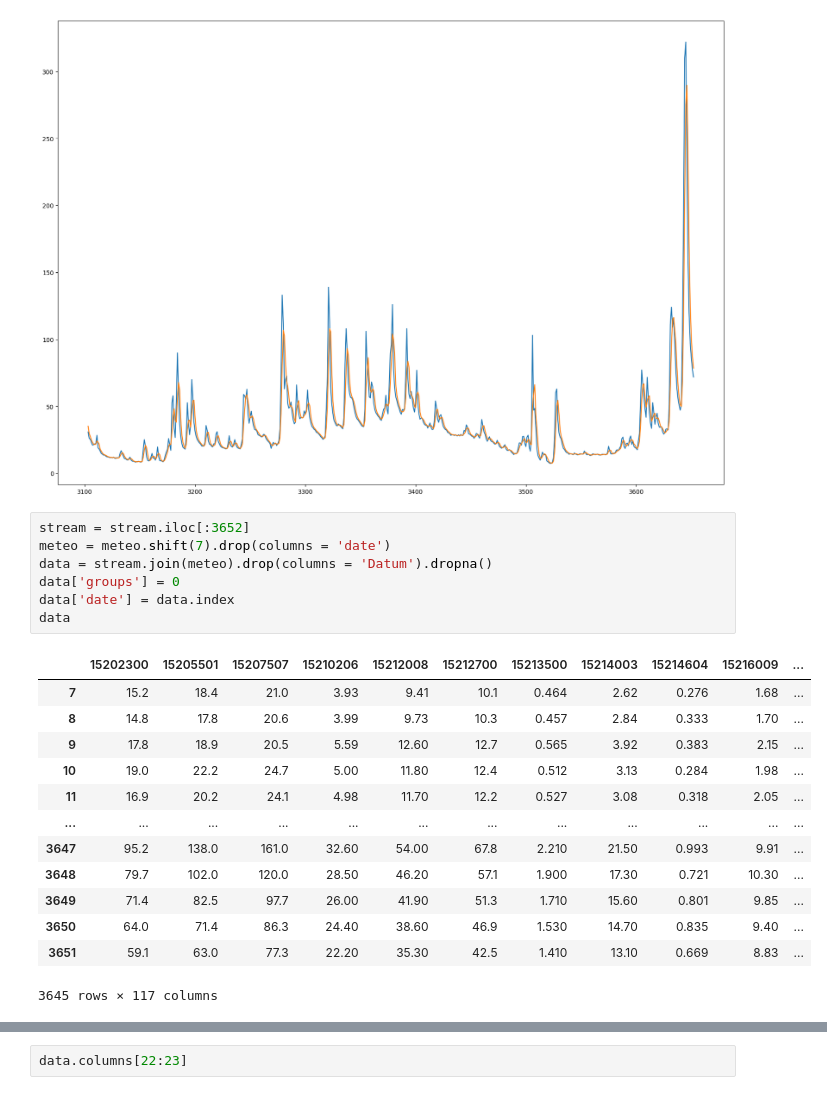
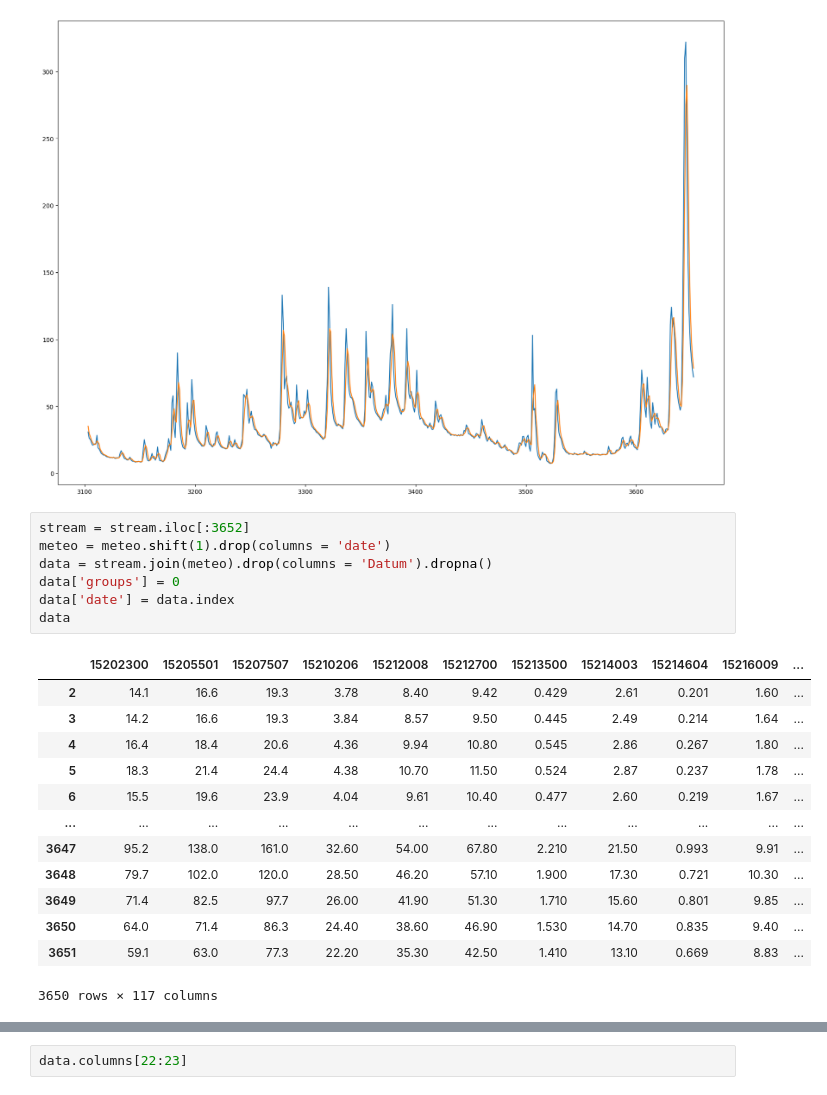
Before and after one commit to henrifnk/Seminar_ClimateNStatistics, a Jupyter notebook: work/07-hydroLSTM/notebooks/data_test.ipynb, the cells around one changed output, grey strips where cells are left out. Saved outputs shown, nothing was run; the diff lists cells and outputs as text.

```diff
--- a/work/07-hydroLSTM/notebooks/data_test.ipynb
+++ b/work/07-hydroLSTM/notebooks/data_test.ipynb
@@ -43,25 +45,25 @@ plt.plot(stream['15207507_smooth'].iloc[-550:])
 [figure]
 # %%
 stream = stream.iloc[:3652]
-meteo = meteo.shift(7).drop(columns = 'date')
+meteo = meteo.shift(1).drop(columns = 'date')
 data = stream.join(meteo).drop(columns = 'Datum').dropna()
 data['groups'] = 0
 data['date'] = data.index
 data
 # %% [output]
 |  | 15202300 | 15205501 | 15207507 | 15210206 | 15212008 | 15212700 | 15213500 | 15214003 | 15214604 | 15216009 | ... |
-| 7 | 15.2 | 18.4 | 21.0 | 3.93 | 9.41 | 10.1 | 0.464 | 2.62 | 0.276 | 1.68 | ... |
-| 8 | 14.8 | 17.8 | 20.6 | 3.99 | 9.73 | 10.3 | 0.457 | 2.84 | 0.333 | 1.70 | ... |
-| 9 | 17.8 | 18.9 | 20.5 | 5.59 | 12.60 | 12.7 | 0.565 | 3.92 | 0.383 | 2.15 | ... |
-| 10 | 19.0 | 22.2 | 24.7 | 5.00 | 11.80 | 12.4 | 0.512 | 3.13 | 0.284 | 1.98 | ... |
-| 11 | 16.9 | 20.2 | 24.1 | 4.98 | 11.70 | 12.2 | 0.527 | 3.08 | 0.318 | 2.05 | ... |
+| 2 | 14.1 | 16.6 | 19.3 | 3.78 | 8.40 | 9.42 | 0.429 | 2.61 | 0.201 | 1.60 | ... |
+| 3 | 14.2 | 16.6 | 19.3 | 3.84 | 8.57 | 9.50 | 0.445 | 2.49 | 0.214 | 1.64 | ... |
+| 4 | 16.4 | 18.4 | 20.6 | 4.36 | 9.94 | 10.80 | 0.545 | 2.86 | 0.267 | 1.80 | ... |
+| 5 | 18.3 | 21.4 | 24.4 | 4.38 | 10.70 | 11.50 | 0.524 | 2.87 | 0.237 | 1.78 | ... |
+| 6 | 15.5 | 19.6 | 23.9 | 4.04 | 9.61 | 10.40 | 0.477 | 2.60 | 0.219 | 1.67 | ... |
 | ... | ... | ... | ... | ... | ... | ... | ... | ... | ... | ... | ... |
-| 3647 | 95.2 | 138.0 | 161.0 | 32.60 | 54.00 | 67.8 | 2.210 | 21.50 | 0.993 | 9.91 | ... |
-| 3648 | 79.7 | 102.0 | 120.0 | 28.50 | 46.20 | 57.1 | 1.900 | 17.30 | 0.721 | 10.30 | ... |
-| 3649 | 71.4 | 82.5 | 97.7 | 26.00 | 41.90 | 51.3 | 1.710 | 15.60 | 0.801 | 9.85 | ... |
-| 3650 | 64.0 | 71.4 | 86.3 | 24.40 | 38.60 | 46.9 | 1.530 | 14.70 | 0.835 | 9.40 | ... |
-| 3651 | 59.1 | 63.0 | 77.3 | 22.20 | 35.30 | 42.5 | 1.410 | 13.10 | 0.669 | 8.83 | ... |
+| 3647 | 95.2 | 138.0 | 161.0 | 32.60 | 54.00 | 67.80 | 2.210 | 21.50 | 0.993 | 9.91 | ... |
+| 3648 | 79.7 | 102.0 | 120.0 | 28.50 | 46.20 | 57.10 | 1.900 | 17.30 | 0.721 | 10.30 | ... |
+| 3649 | 71.4 | 82.5 | 97.7 | 26.00 | 41.90 | 51.30 | 1.710 | 15.60 | 0.801 | 9.85 | ... |
+| 3650 | 64.0 | 71.4 | 86.3 | 24.40 | 38.60 | 46.90 | 1.530 | 14.70 | 0.835 | 9.40 | ... |
+| 3651 | 59.1 | 63.0 | 77.3 | 22.20 | 35.30 | 42.50 | 1.410 | 13.10 | 0.669 | 8.83 | ... |
-3645 rows × 117 columns
+3650 rows × 117 columns
 # %%
 data[['15207507','15207507_smooth']]
 # %% [output]
```
Also changed, not shown: parts of 21 cells of this notebook.
